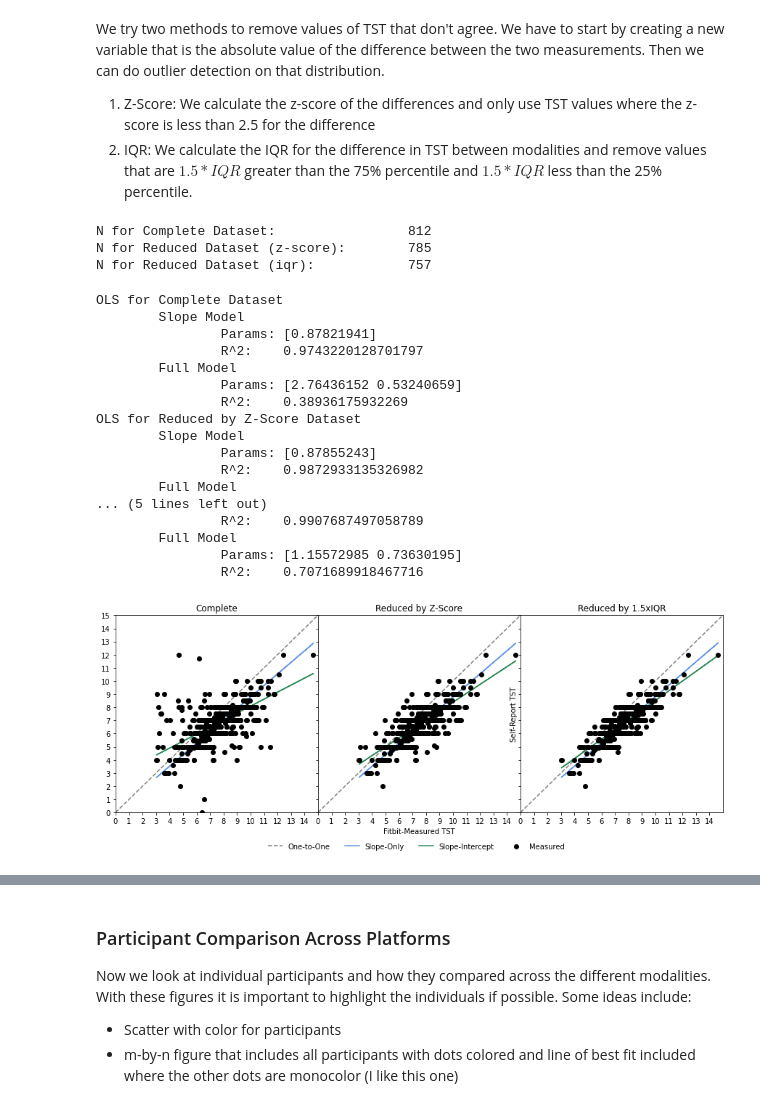
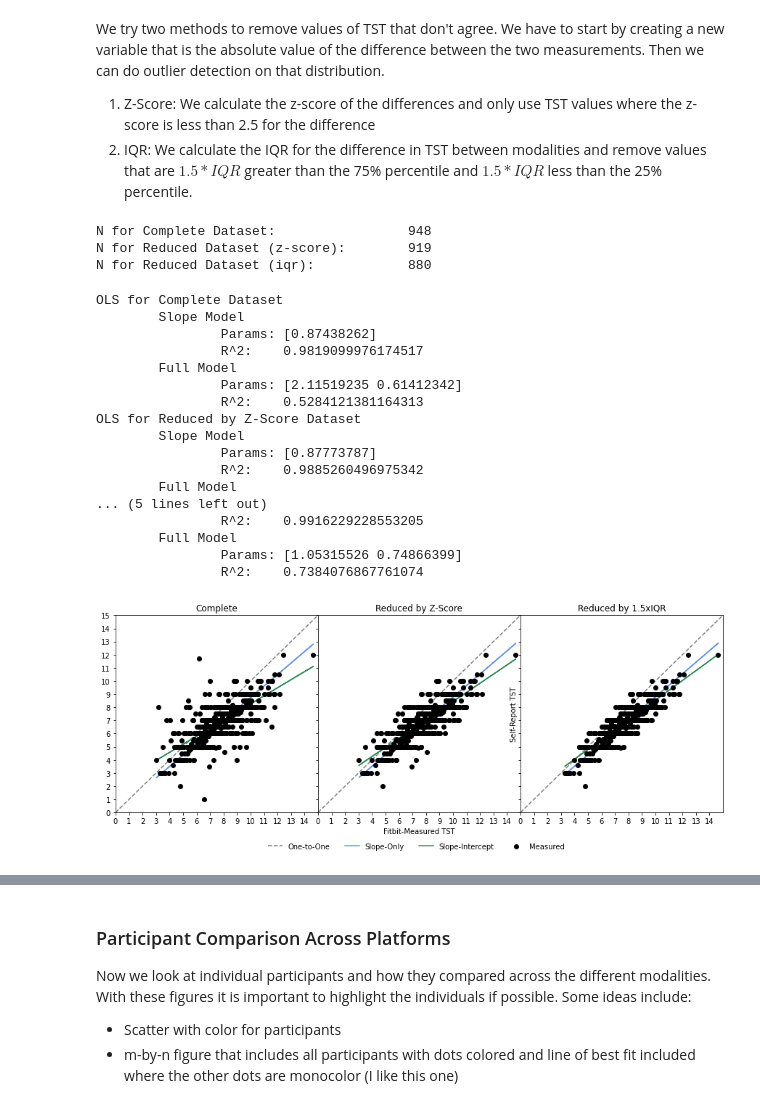
Before and after one commit to intelligent-environments-lab/utx000, a Jupyter notebook: notebooks/4.9.2-hef-fitbit_beiwe-sleep_comparisions.ipynb, the cells around one changed output, grey strips where cells are left out. Drawn from its saved outputs; the diff is of its cells as text; code cells hidden in the pictures.

Commit message:
awakenings

```diff
--- a/notebooks/4.9.2-hef-fitbit_beiwe-sleep_comparisions.ipynb
+++ b/notebooks/4.9.2-hef-fitbit_beiwe-sleep_comparisions.ipynb
@@ -92,7 +99,7 @@ Based on the points above, we just have to check the overlap between the **date
 # creating date column
 dates = []
 for d in sr_sleep.index:
-    if d.hour >= 0 and d.hour <= 8:
+    if d.hour >= 0 and d.hour + d.minute/60 < 8.5:
         dates.append(d.date()- timedelta(days=1))
     else:
         dates.append(d.date())
@@ -152,10 +159,9 @@ Number of overlapping nights: 969
 # %% [markdown]
 Renaming columns for easier use
 # %%
-combined_sleep.drop(['content', 'stress', 'lonely', 'sad', 'energy'],axis=1,inplace=True)
+combined_sleep.drop(['content', 'stress', 'lonely', 'sad', 'energy',"main_sleep"],axis=1,inplace=True)
 combined_sleep.columns = ['tst_ema', 'sol_ema', 'naw_ema',
-       'restful_ema', 'date', 'tst_fb', 'efficiency_fb', 'end_time',
-       'main_sleep', 'minutes_after_wakeup', 'minutes_asleep', 'minutes_awake',
+       'restful_ema', 'date', 'tst_fb', 'efficiency_fb', 'end_time', 'minutes_after_wakeup', 'minutes_asleep', 'naw_fb',
        'sol_fb', 'start_time', 'time_in_bed', 'beiwe']
 # some more cleaning
 combined_sleep["tst_fb"] /= 3600000
@@ -232,7 +244,7 @@ We try two methods to remove values of TST that don't agree. We have to start by
 1. Z-Score: We calculate the z-score of the differences and only use TST values where the z-score is less than 2.5 for the difference
 2. IQR: We calculate the IQR for the difference in TST between modalities and remove values that are $1.5*IQR$ greater than the 75% percentile and $1.5*IQR$ less than the 25% percentile.
 # %%
-combined_sleep['TST_Difference'] = combined_sleep['tst'] - combined_sleep['duration_ms']/3600000
+combined_sleep['TST_Difference'] = combined_sleep['tst_ema'] - combined_sleep['tst_fb']
 combined_sleep['Difference_Z'] = (combined_sleep['TST_Difference'] - np.mean(combined_sleep['TST_Difference'])) / np.std(combined_sleep['TST_Difference'])
 reduced_sleep_z = combined_sleep[abs(combined_sleep['Difference_Z']) < 2.5]
 
@@ -243,17 +255,17 @@ print(f'N for Complete Dataset:\t\t\t{len(combined_sleep)}')
 print(f'N for Reduced Dataset (z-score):\t{len(reduced_sleep_z)}')
 print(f'N for Reduced Dataset (iqr):\t\t{len(reduced_sleep_iqr)}')
 # %% [output]
-N for Complete Dataset:                 812
-N for Reduced Dataset (z-score):        785
-N for Reduced Dataset (iqr):            757
+N for Complete Dataset:                 948
+N for Reduced Dataset (z-score):        919
+N for Reduced Dataset (iqr):            880
 # %%
 slope_models = []
 full_models = []
 dataset_labels = ['Complete','Reduced by Z-Score','Reduced by 1.5xIQR']
 for df, dataset in zip([combined_sleep,reduced_sleep_z,reduced_sleep_iqr],dataset_labels):
     print(f'OLS for {dataset} Dataset')
-    x = df['duration_ms'].values/3600000
-    y = df['tst'].values
+    x = df['tst_fb'].values
+    y = df['tst_ema'].values
     # OLS - intercept at origin
     slope_model = sm.OLS(y,x).fit()
     print("\tSlope Model")
@@ -267,49 +279,49 @@ for df, dataset in zip([combined_sleep,reduced_sleep_z,reduced_sleep_iqr],datase
 # %% [output]
 OLS for Complete Dataset
         Slope Model
-                Params: [0.87821941]
-                R^2:    0.9743220128701797
+                Params: [0.87438262]
+                R^2:    0.9819099976174517
         Full Model
-                Params: [2.76436152 0.53240659]
-                R^2:    0.38936175932269
+                Params: [2.11519235 0.61412342]
+                R^2:    0.5284121381164313
 OLS for Reduced by Z-Score Dataset
         Slope Model
-                Params: [0.87855243]
-                R^2:    0.9872933135326982
+                Params: [0.87773787]
+                R^2:    0.9885260496975342
         Full Model
 ... (5 lines left out)
-                R^2:    0.9907687497058789
+                R^2:    0.9916229228553205
         Full Model
-                Params: [1.15572985 0.73630195]
-                R^2:    0.7071689918467716
+                Params: [1.05315526 0.74866399]
+                R^2:    0.7384076867761074
 # %%
 fig, axes = plt.subplots(1,3,figsize=(15,5),sharey='row')
 dfs = [combined_sleep,reduced_sleep_z,reduced_sleep_iqr]
 for i in range(3):
     ax = axes[i]
     df = dfs[i]
     # data
-    ax.scatter(df['duration_ms']/3600000,df['tst'],color='black',zorder=10,label='Measured')
+    ax.scatter(df['tst_fb'],df['tst_ema'],color='black',zorder=10,label='Measured')
     # one-to-one
     ax.plot([0,15],[0,15],color='gray',linestyle='dashed',zorder=1,label='One-to-One')
     # slope
-    ax.plot(df['duration_ms'].values/3600000,slope_models[i].fittedvalues,color='cornflowerblue',label='Slope-Only')
+    ax.plot(df['tst_fb'].values,slope_models[i].fittedvalues,color='cornflowerblue',label='Slope-Only')
     # full
-    ax.plot(df['duration_ms'].values/3600000,full_models[i].fittedvalues,color='seagreen',label='Slope-Intercept')
+    ax.plot(df['tst_fb'].values,full_models[i].fittedvalues,color='seagreen',label='Slope-Intercept')
 
     ax.set_xlim([0,15])
     ax.set_ylim([0,15])
     ax.set_xticks(np.arange(0,15,1))
     ax.set_yticks(np.arange(0,16,1))
     ax.set_title(dataset_labels[i])
     if i == 1:
         ax.set_xlabel('Fitbit-Measured TST')
     if i == 2:
         ax.legend(bbox_to_anchor=(0.25,-0.12),ncol=4,frameon=False)
 
 ax.set_ylabel('Self-Report TST')
 plt.subplots_adjust(wspace=0,hspace=0.15)
 plt.show()
 plt.close()
 # %% [output]
-[figure, old version]
+[figure, new version]
```
Also changed, not shown: parts of 14 cells of this notebook.
